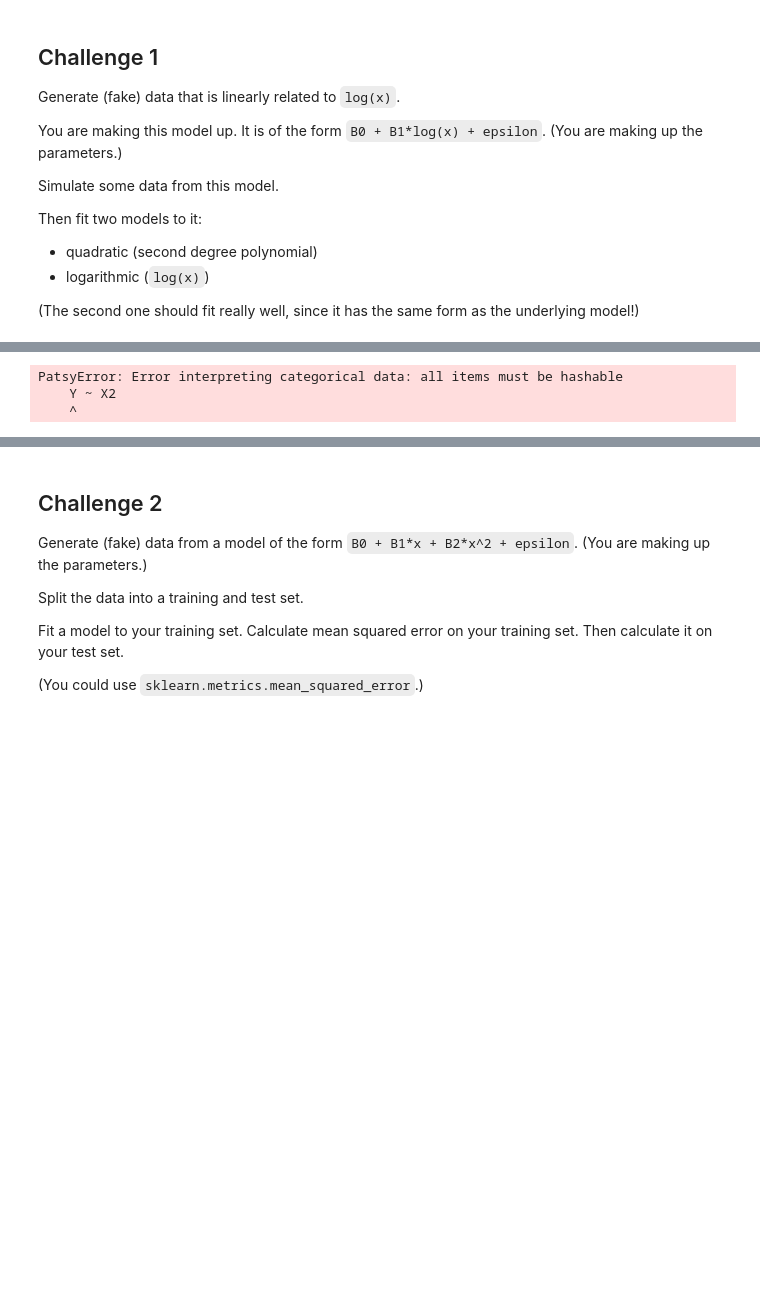
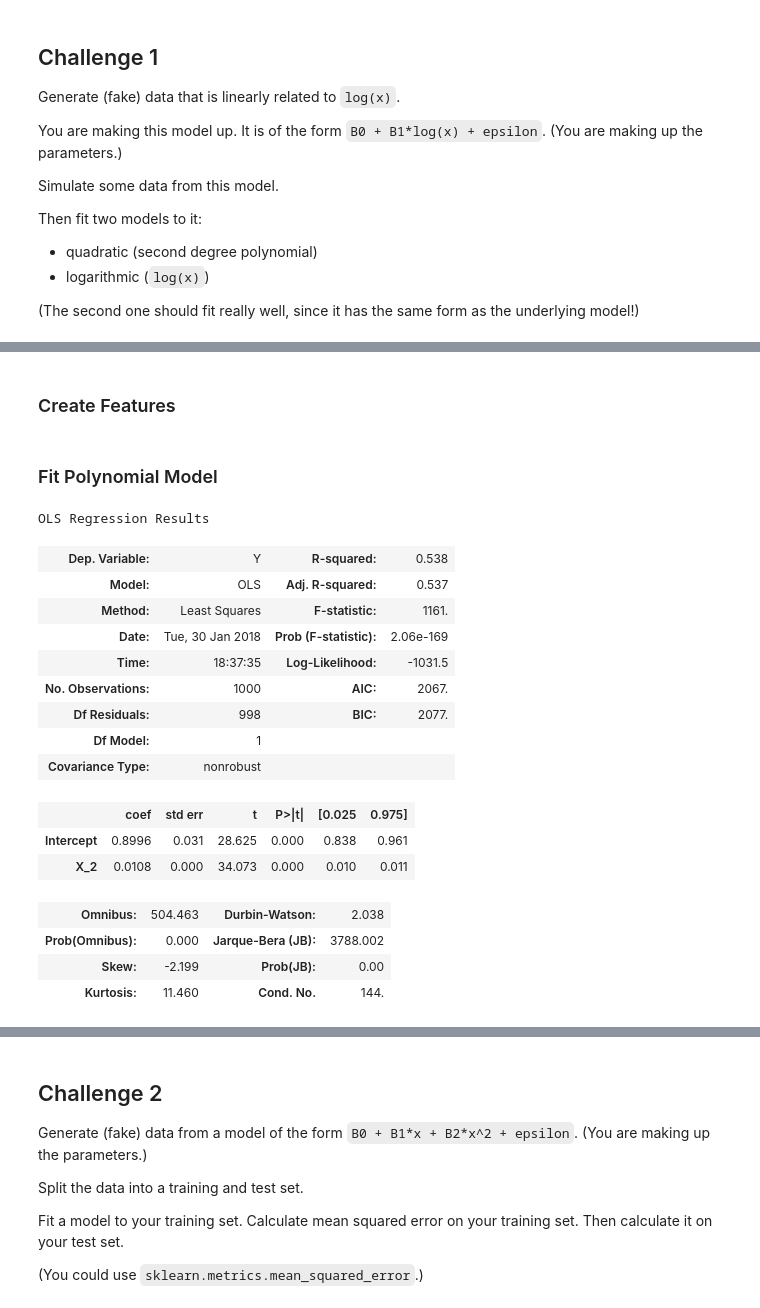
Before and after one commit to cneiderer/Class_Projects, a Jupyter notebook: Challenges/Challenge06.ipynb, the cells around one changed output, grey strips where cells are left out. Cells and saved outputs as stored; diff of their text form; code cells hidden in the pictures; blank space fills up the shorter version.

```diff
--- a/Challenges/Challenge06.ipynb
+++ b/Challenges/Challenge06.ipynb
@@ -98,18 +64,36 @@ ValueError: setting an array element with a sequence.
-# %%
-# Create an empty model
-lr = make_pipeline(PolynomialFeatures(2), LinearRegression())
-# Fit the model to the full dataset
-lr.fit(X_data, y)
-# Print out the R^2 for the model against the full dataset
-lr.score(X,y)
-# %% [output]
-PatsyError: Error interpreting categorical data: all items must be hashable
-    Y ~ X2
-    ^
-# %%
-# Create an empty model
-lr = LinearRegression()
-# Fit the model to the full dataset
-lr.fit(X, y)
-# Print out the R^2 for the model against the full dataset
-lr.score(X,y)
+# %% [markdown]
+### Create Features
+# %%
+df = pd.DataFrame([np.array(y), np.array(X)], index=['Y', 'X']).T
+# %%
+df['X_2'] = df['X'] ** 2
+df['Log_X'] = df['X'].map(np.log)
+# %% [markdown]
+### Fit Polynomial Model
+# %%
+# Generate Design Matrices
+y, X = patsy.dmatrices('Y ~ X_2', data=df, return_type="dataframe")
+# Create your model
+model = sm.OLS(y, X)
+# Fit your model to your training set
+fit = model.fit()
+# Print summary statistics of the model's performance
+fit.summary()
+# %% [output]
+OLS Regression Results
+| Dep. Variable: | Y | R-squared: | 0.538 |
+| Model: | OLS | Adj. R-squared: | 0.537 |
+| Method: | Least Squares | F-statistic: | 1161. |
+| Date: | Tue, 30 Jan 2018 | Prob (F-statistic): | 2.06e-169 |
+| Time: | 18:37:35 | Log-Likelihood: | -1031.5 |
+| No. Observations: | 1000 | AIC: | 2067. |
+| Df Residuals: | 998 | BIC: | 2077. |
+| Df Model: | 1 |  |  |
+| Covariance Type: | nonrobust |  |  |
+|  | coef | std err | t | P>|t| | [0.025 | 0.975] |
+| Intercept | 0.8996 | 0.031 | 28.625 | 0.000 | 0.838 | 0.961 |
+| X_2 | 0.0108 | 0.000 | 34.073 | 0.000 | 0.010 | 0.011 |
+| Omnibus: | 504.463 | Durbin-Watson: | 2.038 |
+| Prob(Omnibus): | 0.000 | Jarque-Bera (JB): | 3788.002 |
+| Skew: | -2.199 | Prob(JB): | 0.00 |
+| Kurtosis: | 11.460 | Cond. No. | 144. |
```
Also changed, not shown: parts of 10 cells of this notebook.
